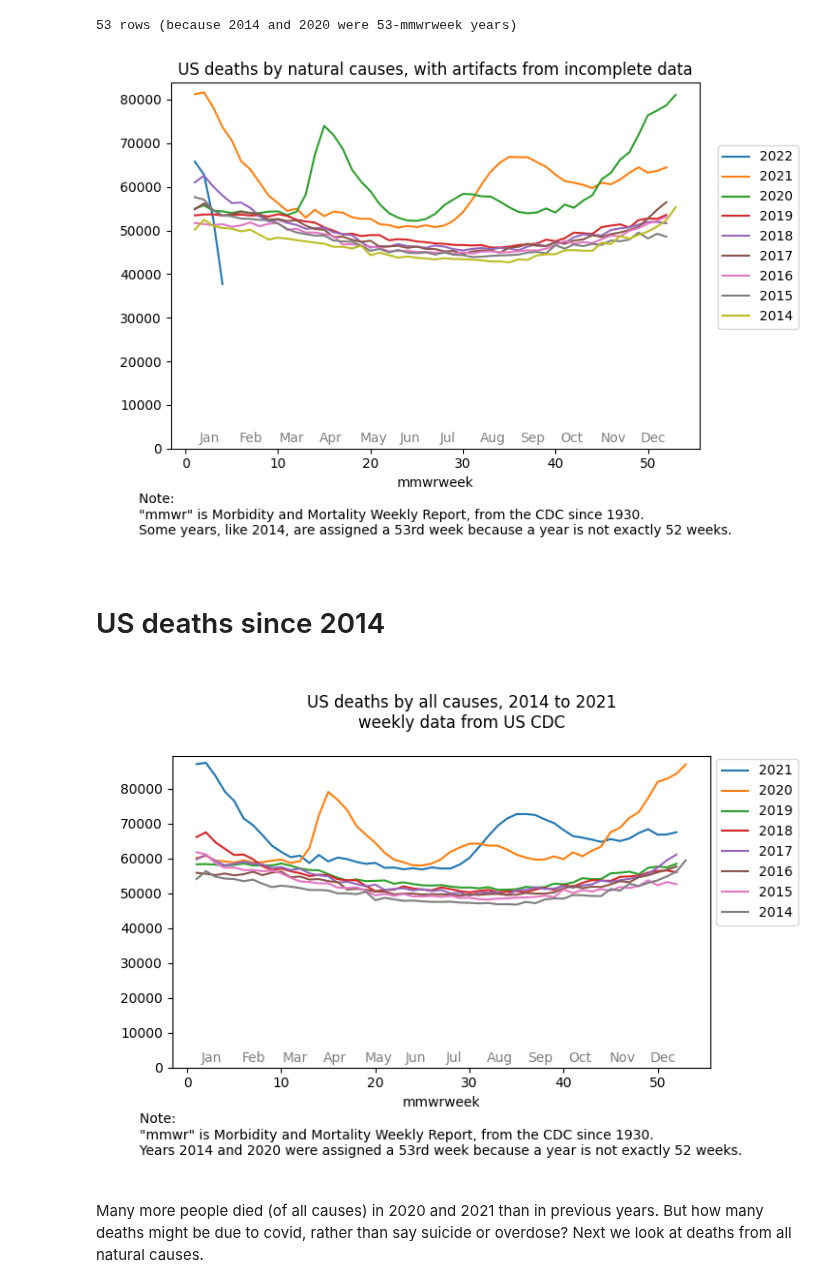
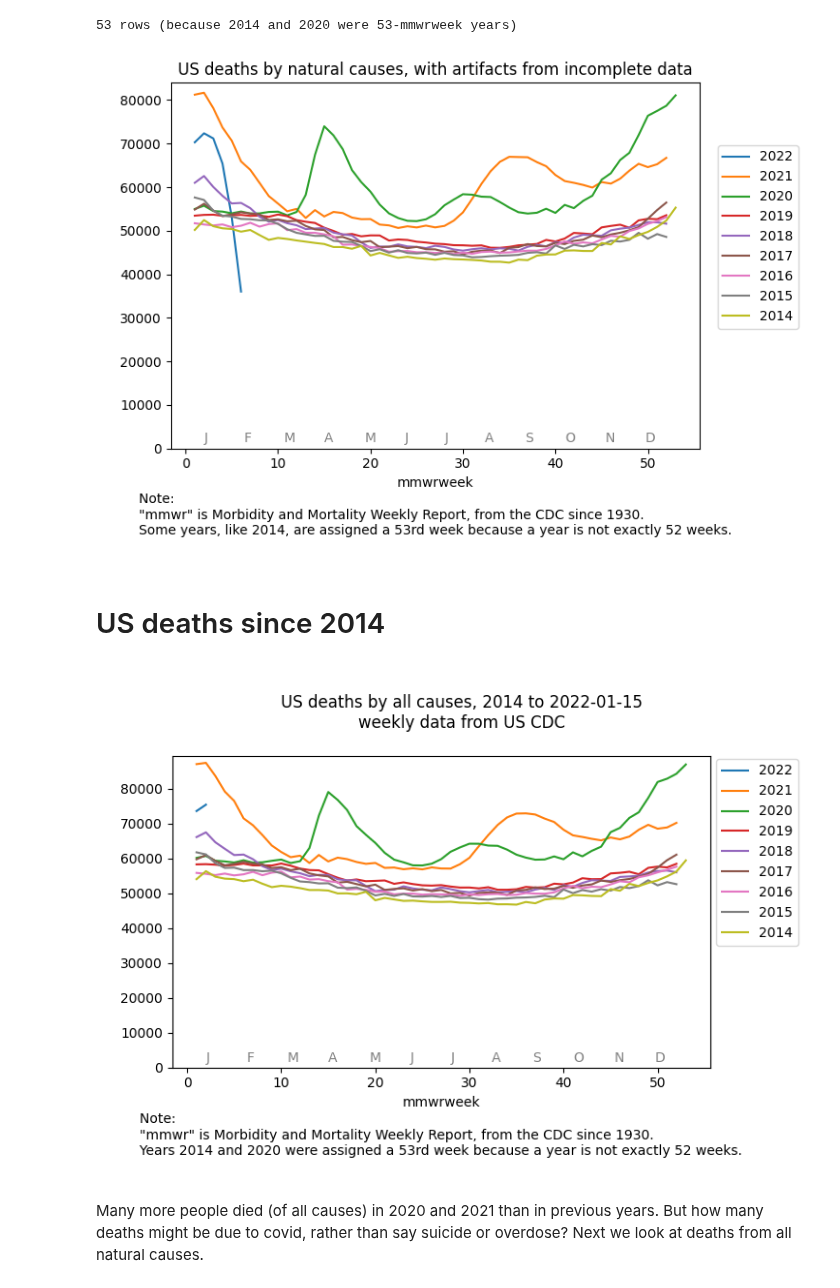
Before and after one commit to jsaponara/exploring_death_data, a Jupyter notebook: deaths-us-natural_cause.ipynb, the cells around one changed output. Saved outputs shown, nothing was run; the diff lists cells and outputs as text; code cells hidden in the pictures.

Commit message:
update for 2022-0225 CDC data release.

```diff
--- a/deaths-us-natural_cause.ipynb
+++ b/deaths-us-natural_cause.ipynb
@@ -117,6 +108,12 @@ def read_data(dataset_name):
 # apparently the flu/pneumonia definition was adjusted between the baseline and current datasets.
 # we will replace both the baseline and current flu/pneumonia columns with this generic name.
 flu_col_generic = 'influenza_and_pneumonia_jxx_renamed'
+
+years_with_extra_week = (2014, 2020)
+def has_extra_week(year):
+    return year in years_with_extra_week
+def nweeks(year):
+    return 52 + (1 if year in years_with_extra_week else 0)
 # %%
 # load the "current" dataset (updated weekly)
 # todo n_extra_rows / nlocations in 2021 is no longer an integer--fewer locations now being reported?
@@ -329,6 +326,8 @@ def plot_df(df, title=None, caption=None, order=None, xylegend=None,
     ypos_year = ymax / 12
     ypos_month = ymax / 60
     months0 = 'Jan Feb Mar Apr May Jun Jul Aug Sep Oct Nov Dec'.split()
+    months0 = [month[0] for month in months0]   # ie ['J', 'F', ...]
+    months0_offset = 2  # was 1.5 for three-letter month names
     months = months0
     if df.index.max() > 53:
         latest_year, latest_month, day = [int(n) for n in latest_week_ending_date_displayed.split('-')]
@@ -346,7 +345,7 @@ def plot_df(df, title=None, caption=None, order=None, xylegend=None,
     for i, m in enumerate(months):
         # each month name is 2.5-3weeks wide,
         # so we start each name 1week into its interval
-        ax.annotate(m, xy=(1.5+i*52/12, ypos_month), xycoords='data', color='gray')
+        ax.annotate(m, xy=(months0_offset+i*52/12, ypos_month), xycoords='data', color='gray')
 
     fig.tight_layout()
     plt.show()
@@ -368,7 +367,7 @@ plot_df(
 
 )
 # %% [output]
-[figure, old version]
+[figure, new version]
 # %%
 # useful code to avoid using the most incomplete recent data points
 
@@ -453,31 +452,35 @@ all_cod_by_yr, last_year, last_mmwrweek_kept, n_most_recent_points_removed = scr
 # %%
 # plot the scrubbed data
 
 latest_week_ending_date_displayed = year_and_week_to_week_ending_date[(last_year, last_mmwrweek_kept)]
 month_day = latest_week_ending_date_displayed[5:]
-if month_day < '01-06':
+# need at least two data points to graph
+# todo distinguish by-year from multi-year graphs, which can show a single point in the new year.
+#      thus must move this block into plot_df
+if last_mmwrweek_kept < 2:
     end_date = latest_mmwryear - 1
+    last_year -= 1
 else:
     end_date = latest_week_ending_date_displayed
 
 plot_df(
     all_cod_by_yr,
     f'''
         US deaths by all causes, 2014 to {end_date}
         weekly data from US CDC
     ''',
     caption='''
         Note:
         "mmwr" is Morbidity and Mortality Weekly Report, from the CDC since 1930.
         Years 2014 and 2020 were assigned a 53rd week because a year is not exactly 52 weeks.
     ''',
     #   This dataset is updated every Thursday.
     order=reversed,
     xylegend=(1.13,0.8),
     #xycaption=(0.2,0.2)
 )
 # %% [output]
-[figure, old version]
+[figure, new version]
 # %% [markdown]
 Many more people died (of all causes) in 2020 and 2021 than in previous years.  But how many deaths might be due to covid, rather than say suicide or overdose?  Next we look at deaths from all natural causes.
 # %%
```
Also changed, not shown: parts of 12 cells of this notebook, 1 other file.
